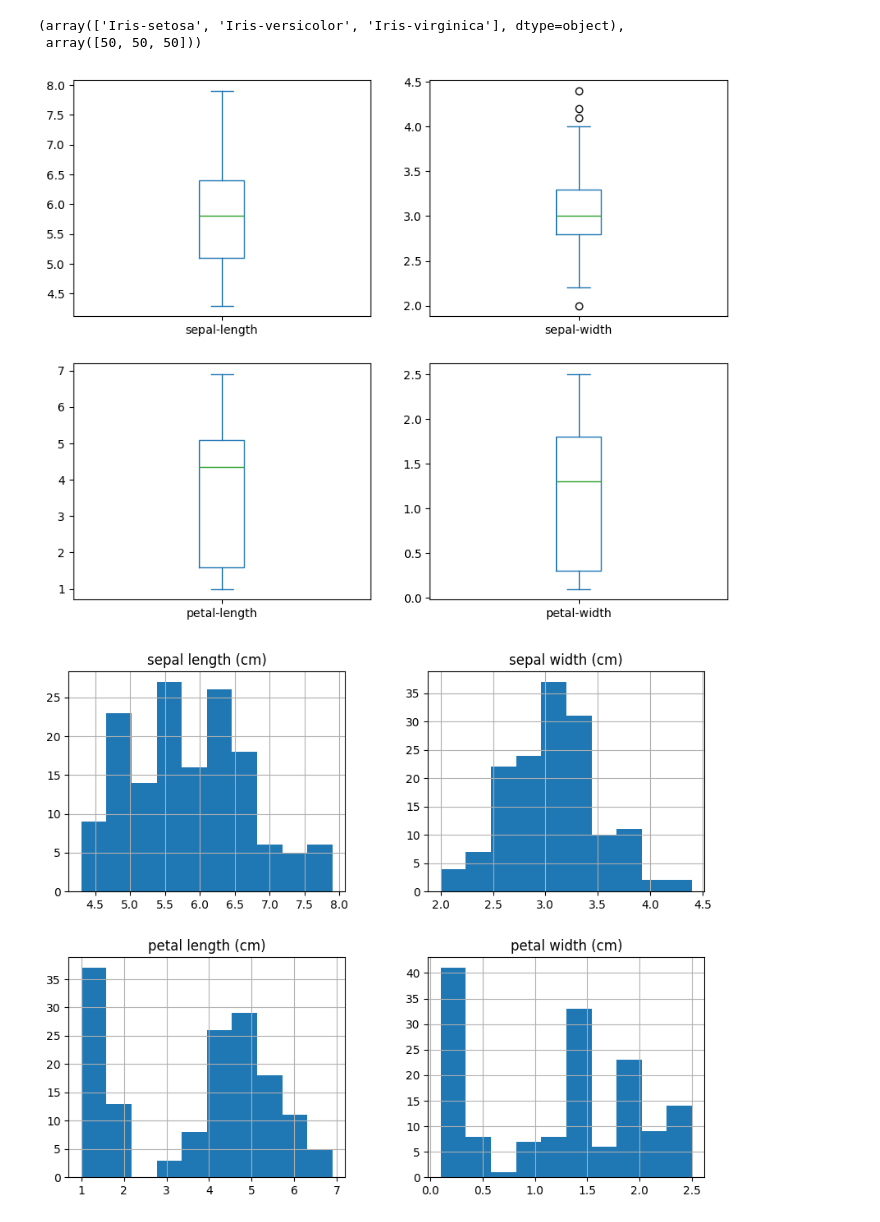
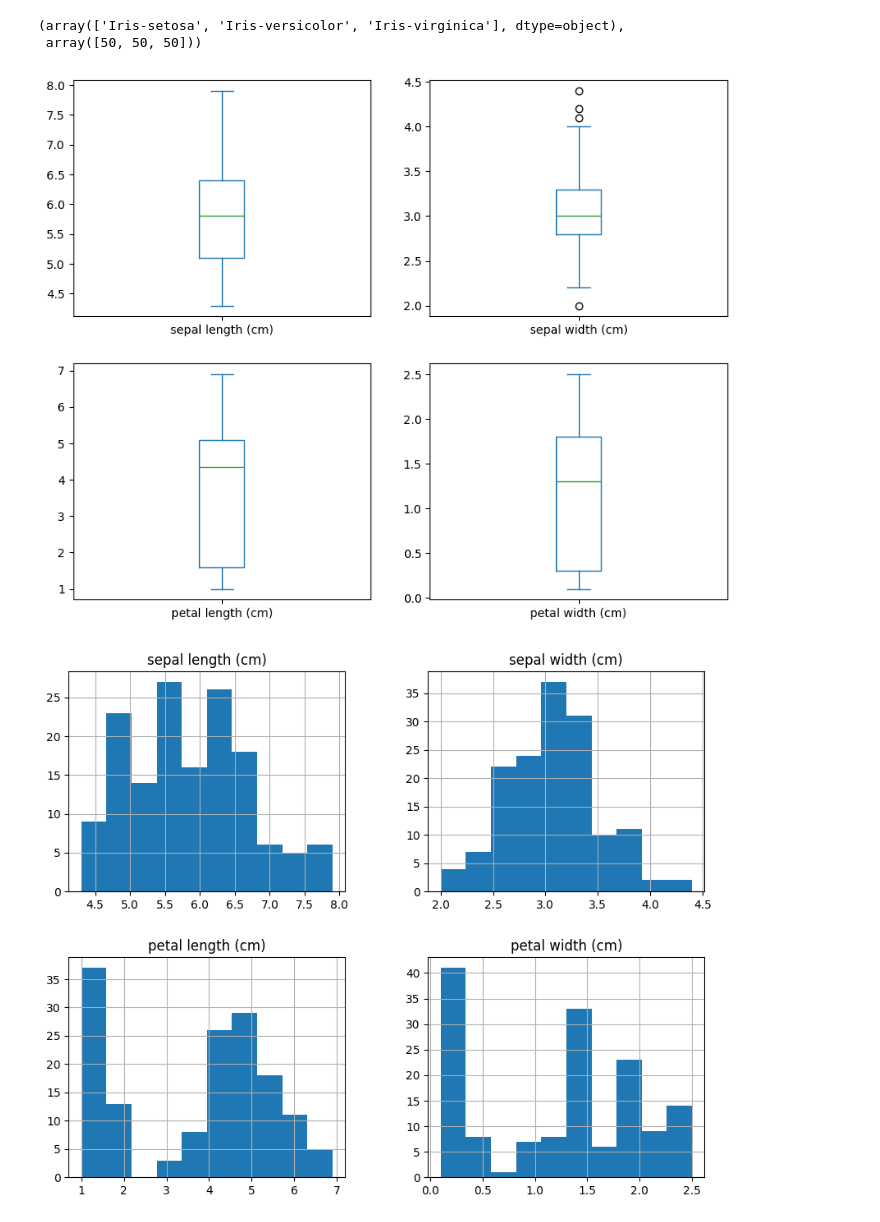
Before and after one commit to BaoNgoc27/ueh25-ktlt-eco, a Jupyter notebook: buoi03_250823/03 KTLTSP - Hien thi va phan tich du lieu voi Python.ipynb, the cells around one changed output. Saved outputs shown, nothing was run; the diff lists cells and outputs as text; code cells hidden in the pictures.

```diff
--- a/buoi03_250823/03 KTLTSP - Hien thi va phan tich du lieu voi Python.ipynb
+++ b/buoi03_250823/03 KTLTSP - Hien thi va phan tich du lieu voi Python.ipynb
@@ -423,12 +423,17 @@ np.unique(df['class'], return_counts=True)
 (array(['Iris-setosa', 'Iris-versicolor', 'Iris-virginica'], dtype=object),
  array([50, 50, 50]))
 # %%
+import matplotlib.pyplot as plt
 import pandas as pd
-import matplotlib.pyplot as plt
 from sklearn.datasets import load_iris
+
+# ví dụ tạo DataFrame iris để chạy
+iris = load_iris(as_frame=True)
+df = iris.data
+
 plt.rcParams["figure.figsize"] = (10,8)
 df.plot(kind='box', subplots=True, layout=(2,2), sharex=False, sharey=False)
 plt.show()
 # %% [output]
-[figure, old version]
+[figure, new version]
 # %%
```
Also changed, not shown: parts of 4 cells of this notebook, 1 other file.
